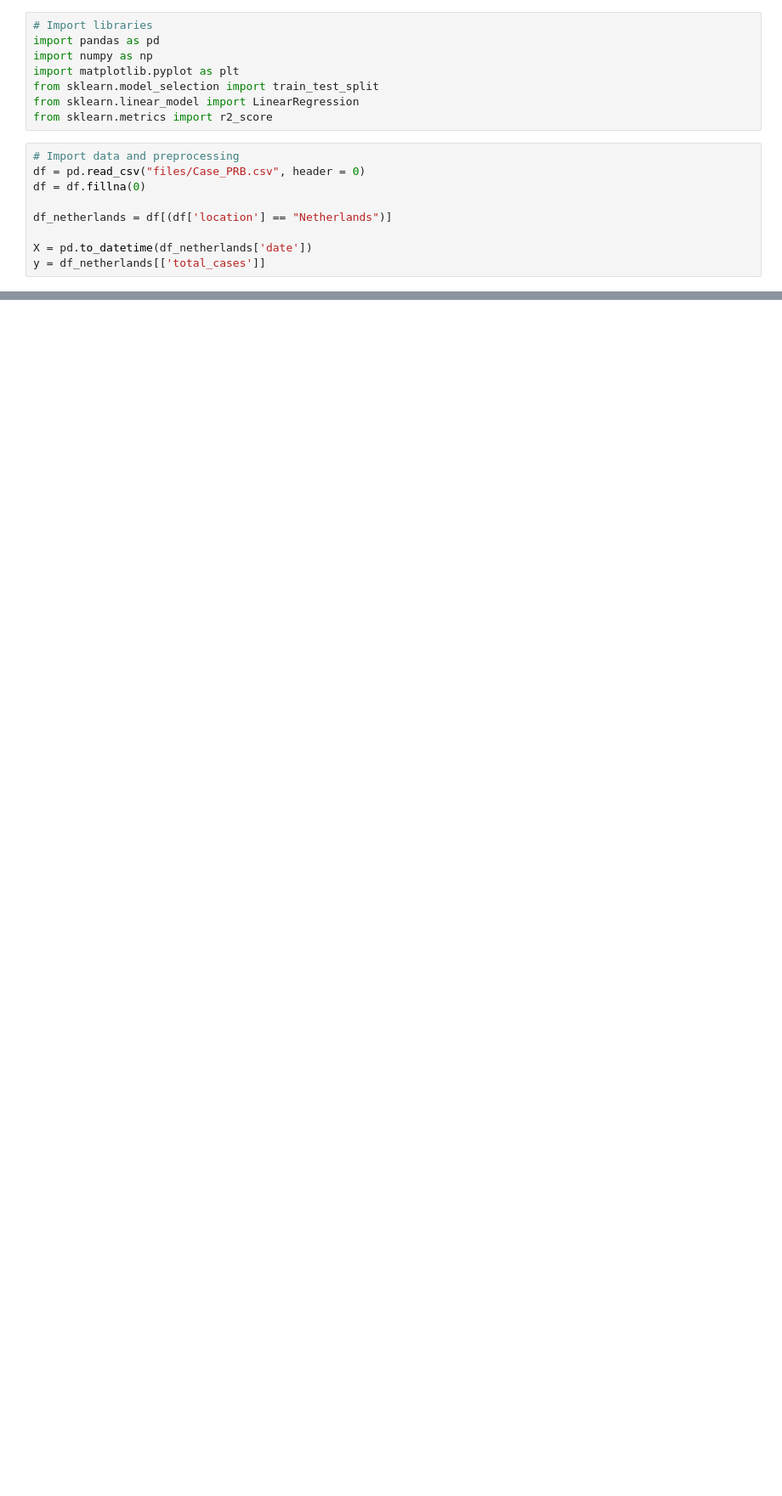
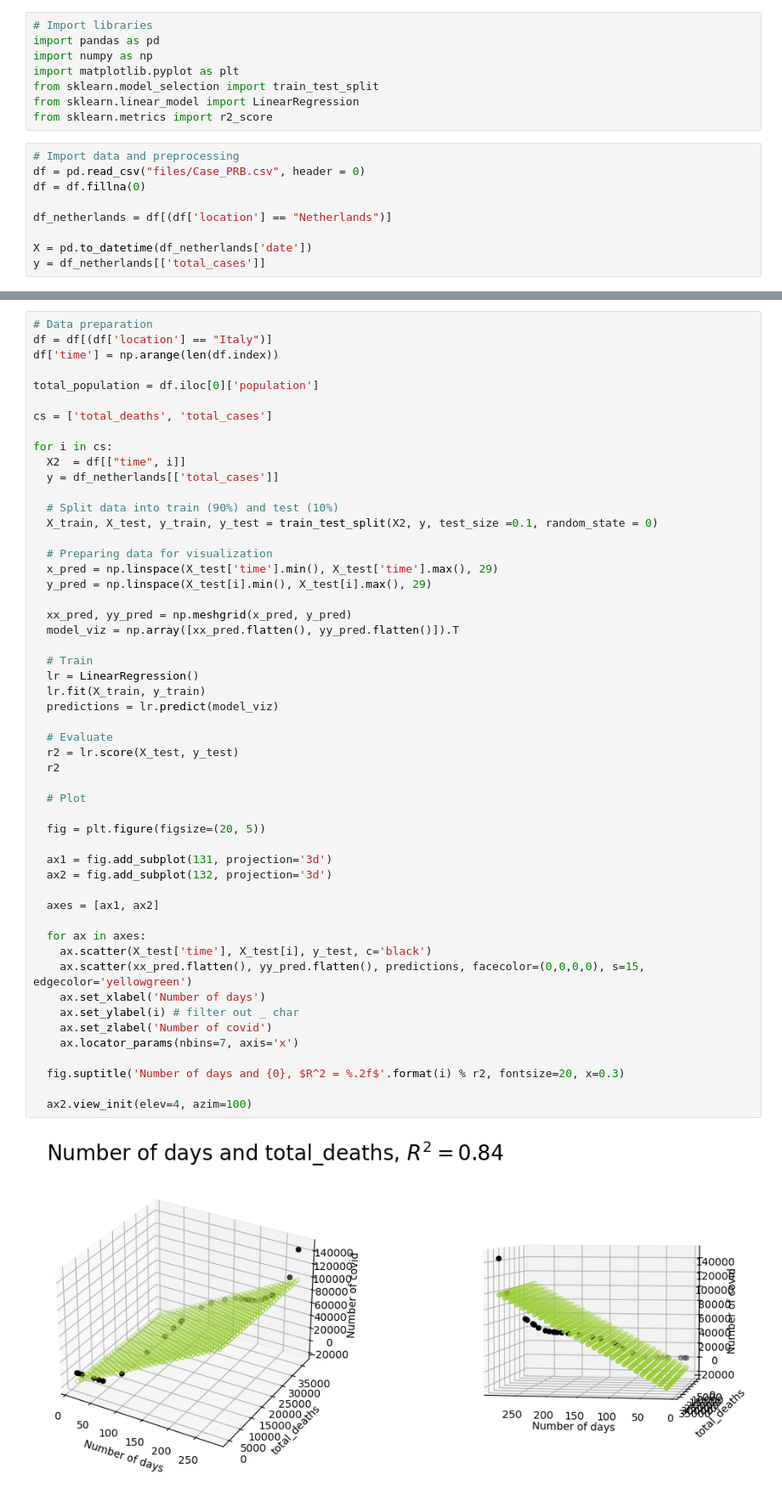
Before and after one commit to Tuaneyo/machine-learning-assignment, a Jupyter notebook: Muliple Linear Regression.ipynb, the cells around one changed output, grey strips where cells are left out. Shown at 85% size. Cells and saved outputs as stored; diff of their text form; blank space fills up the shorter version.

```diff
--- a/Muliple Linear Regression.ipynb
+++ b/Muliple Linear Regression.ipynb
@@ -50,3 +50,57 @@ plt.plot()
 0.8427521380596705
 []
 [figure]
+# %%
+# Data preparation
+df = df[(df['location'] == "Italy")]
+df['time'] = np.arange(len(df.index))
+
+total_population = df.iloc[0]['population']
+
+cs = ['total_deaths', 'total_cases']
+
+for i in cs:
+  X2  = df[["time", i]]
+  y = df_netherlands[['total_cases']]
+
+  # Split data into train (90%) and test (10%)
+  X_train, X_test, y_train, y_test = train_test_split(X2, y, test_size =0.1, random_state = 0)
+
+  # Preparing data for visualization
+  x_pred = np.linspace(X_test['time'].min(), X_test['time'].max(), 29)
+  y_pred = np.linspace(X_test[i].min(), X_test[i].max(), 29)
+
+  xx_pred, yy_pred = np.meshgrid(x_pred, y_pred)
+  model_viz = np.array([xx_pred.flatten(), yy_pred.flatten()]).T
+
+  # Train
+  lr = LinearRegression()
+  lr.fit(X_train, y_train)
+  predictions = lr.predict(model_viz)
+
+  # Evaluate
+  r2 = lr.score(X_test, y_test)
+  r2
+
+  # Plot
+
+  fig = plt.figure(figsize=(20, 5))
+
+  ax1 = fig.add_subplot(131, projection='3d')
+  ax2 = fig.add_subplot(132, projection='3d')
+
+  axes = [ax1, ax2]
+
+  for ax in axes:
+    ax.scatter(X_test['time'], X_test[i], y_test, c='black')
+    ax.scatter(xx_pred.flatten(), yy_pred.flatten(), predictions, facecolor=(0,0,0,0), s=15, edgecolor='yellowgreen')
+    ax.set_xlabel('Number of days')
+    ax.set_ylabel(i) # filter out _ char
+    ax.set_zlabel('Number of covid')
+    ax.locator_params(nbins=7, axis='x')
+
+  fig.suptitle('Number of days and {0}, $R^2 = %.2f$'.format(i) % r2, fontsize=20, x=0.3)
+
+  ax2.view_init(elev=4, azim=100)
+# %% [output]
+[figure, added]
```
Also changed, not shown: parts of 2 cells of this notebook.
